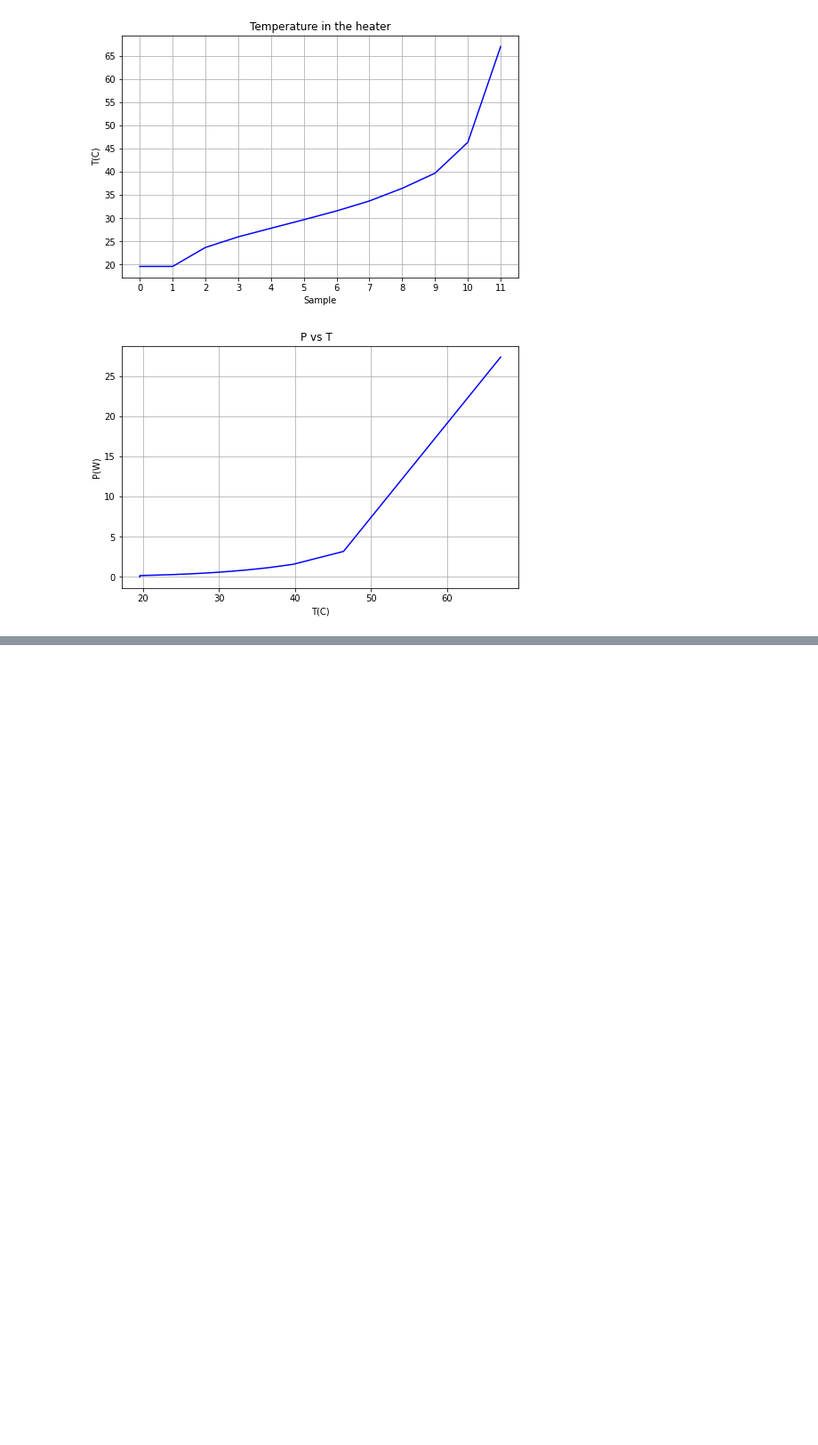
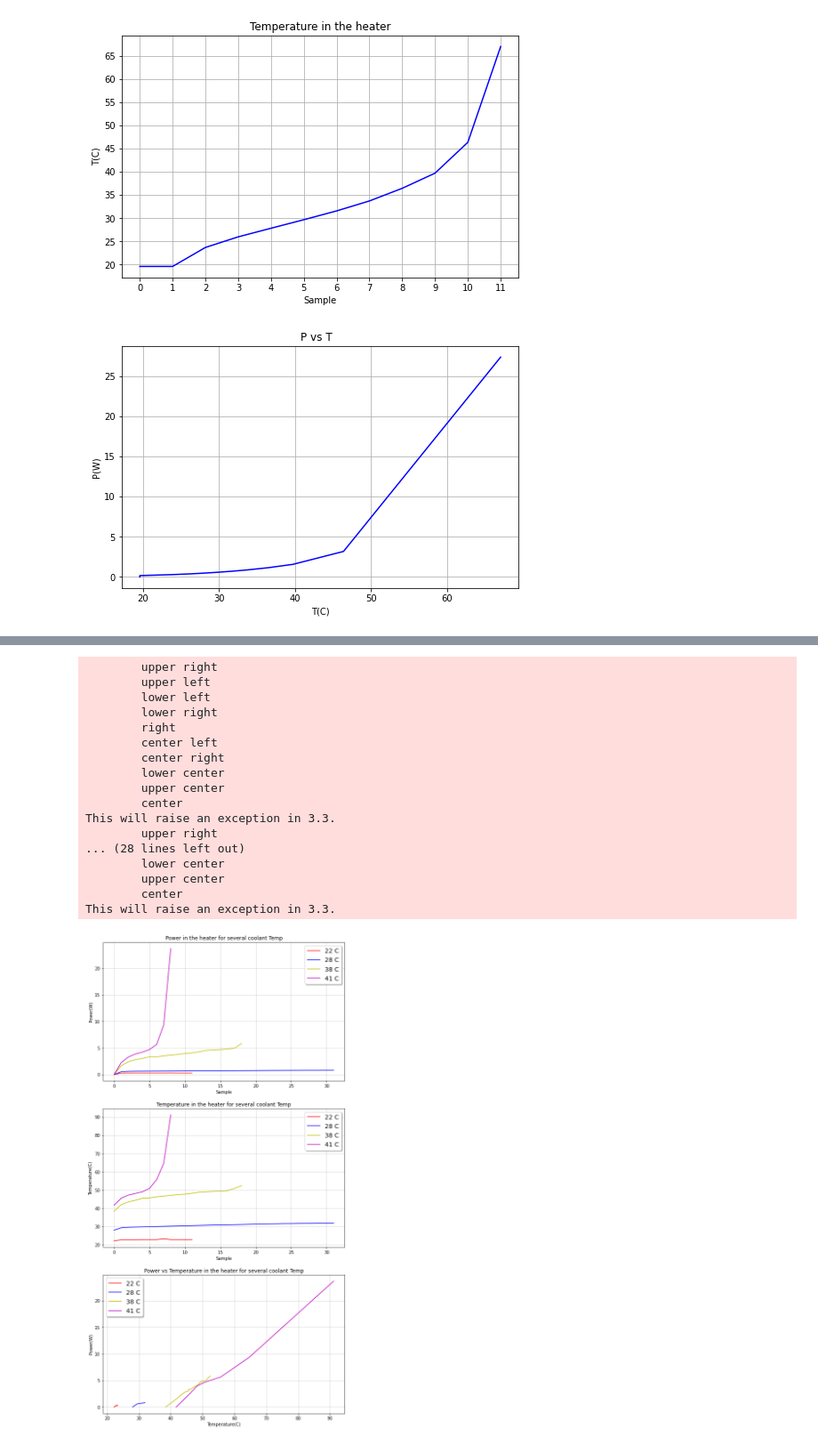
Before and after one commit to jmonroym/Thermal_runaway, a Jupyter notebook: Thermal_runaway_calc.ipynb, the cells around one changed output, grey strips where cells are left out. Shown: that part at 89% size. Cells and saved outputs as stored; diff of their text form; code cells hidden in the pictures; blank space fills up the shorter version.

Commit message:
improve dataset plotting

```diff
--- a/Thermal_runaway_calc.ipynb
+++ b/Thermal_runaway_calc.ipynb
@@ -767,0 +662,68 @@ plt.show()
+# %%
+# Next round of experiments:  change the coolant temperature and force the thermal runaway.
+# Samples are taken after 3 minutes of estabilization time so it is a way toquantify time.
+
+
+dtsetpaths = open("datasetpaths.txt", 'r')
+
+# Create two subplots
+f, (ax20, ax21, ax22) = plt.subplots(3, 1, figsize=(10,20))
+
+for line in dtsetpaths:
+    path, color, Tcl= line.split()
+    #print(path,'--------', color)
+
+    dtset = pd.read_csv(path,sep=",", index_col=None)
+    heater = pd.DataFrame()
+    heater = dtset
+
+    P=heater.Power # Voltages from power supply (digital multmeter)
+    T=heater.Temp # T from thermocouple (digital multimeter)
+    S=heater.Sample
+    #print(dtset)
+
+    ax20.plot(S,P,'%s'%color,label='%s C'%Tcl)
+    ax20.grid(linestyle='-', linewidth='0.5')
+    ax20.set(ylabel='Power(W)')
+    ax20.set(xlabel='Sample')
+    ax20.set_title('Power in the heater for several coolant Temp')
+    legend = ax20.legend(loc='upper right', shadow=True, fontsize='x-large')
+
+    ax21.plot(S,T,'%s'%color,label='%s C'%Tcl)
+    ax21.grid(linestyle='-', linewidth='0.5')
+    ax21.set(ylabel='Temperature(C)')
+    ax21.set(xlabel='Sample')
+    ax21.set_title('Temperature in the heater for several coolant Temp')
+    legend = ax21.legend(loc='upper right', shadow=True, fontsize='x-large')
+
+    ax22.plot(T,P,'%s'%color,label='%s C'%Tcl)
+    ax22.grid(linestyle='-', linewidth='0.5')
+    ax22.set(xlabel='Temperature(C)')
+    ax22.set(ylabel='Power(W)')
+    ax22.set_title('Power vs Temperature in the heater for several coolant Temp')
+    legend = ax22.legend(loc='upper center', shadow=True, fontsize='x-large')
+
+
+plt.show()
+
+# Put a nicer background color on the legend.
+#legend.get_frame().set_facecolor('C0')
+# %% [output]
+        upper right
+        upper left
+        lower left
+        lower right
+        right
+        center left
+        center right
+        lower center
+        upper center
+        center
+This will raise an exception in 3.3.
+        upper right
+... (28 lines left out)
+        lower center
+        upper center
+        center
+This will raise an exception in 3.3.
+[figure, added]
```
Also changed, not shown: parts of 3 cells of this notebook, 1 other file.
